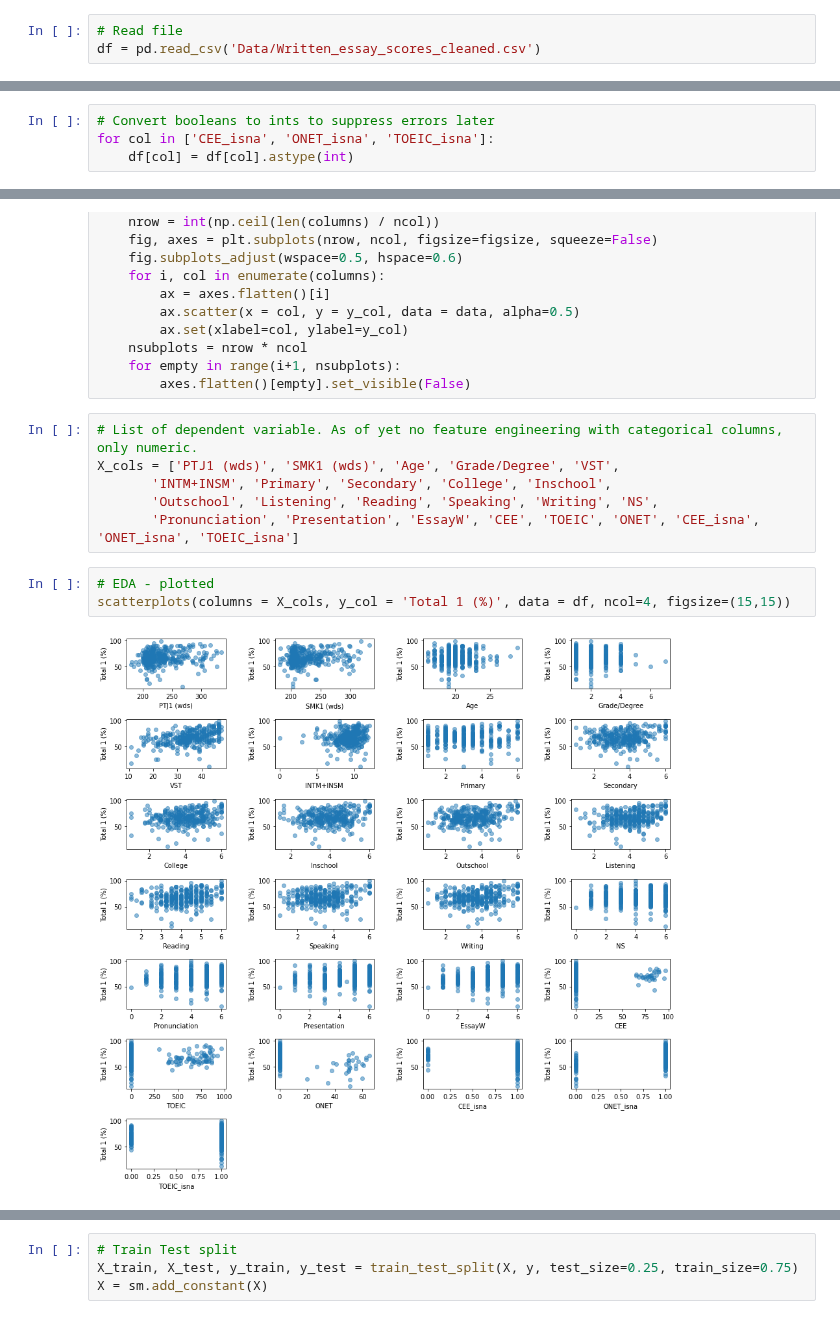
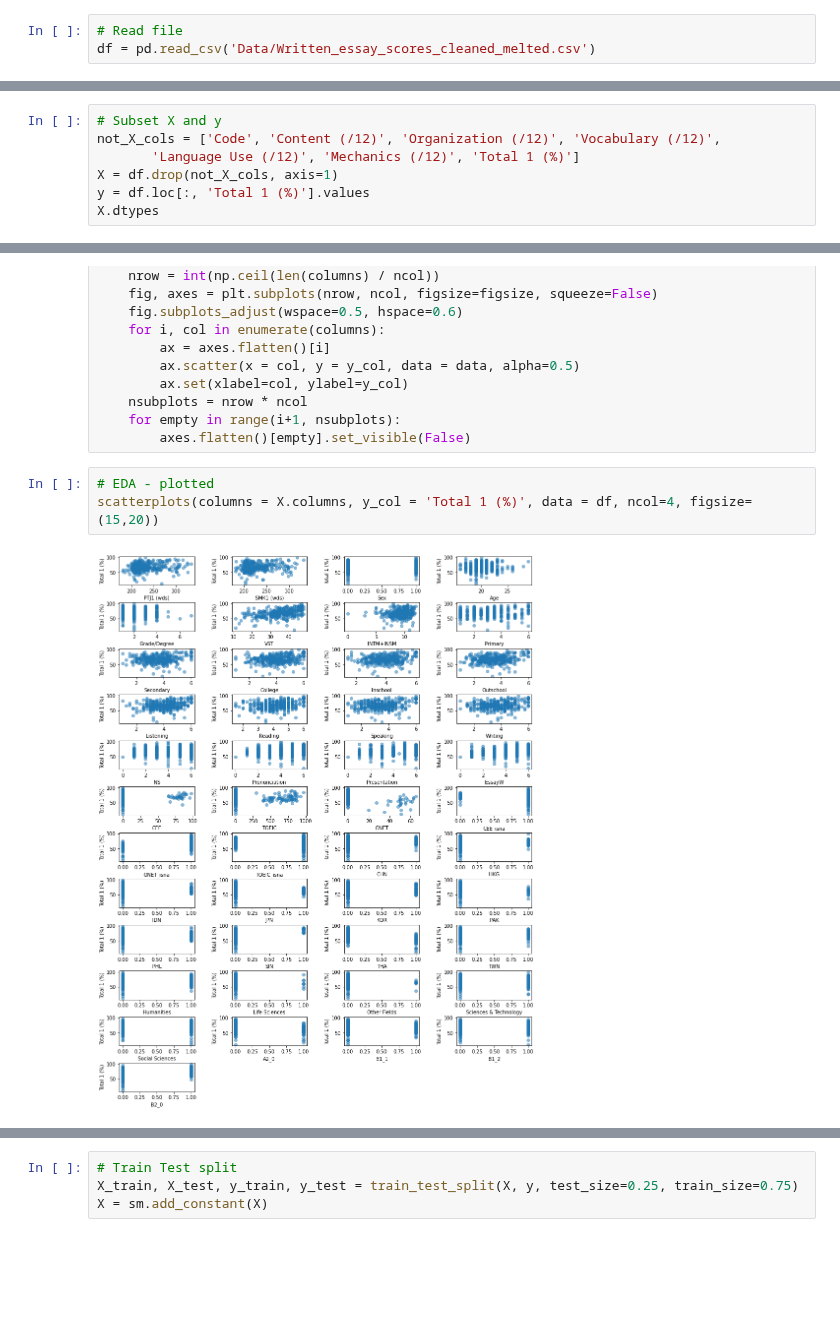
Before and after one commit to Jaester88/Springboard, a Jupyter notebook: Capstone_2_language_proficiency/C2_EDA_PrelimModels_JaeC_210831.ipynb, the cells around one changed output, grey strips where cells are left out. Drawn from its saved outputs; the diff is of its cells as text; blank space fills up the shorter version.

Commit message:
modeled with categorical variables - seems to be better performance and certainly less bias.

```diff
--- a/Capstone_2_language_proficiency/C2_EDA_PrelimModels_JaeC_210831.ipynb
+++ b/Capstone_2_language_proficiency/C2_EDA_PrelimModels_JaeC_210831.ipynb
@@ -27,7 +27,7 @@ warnings.simplefilter(action="ignore", category=FutureWarning)
 warnings.filterwarnings(action="ignore", module="scipy", message="^internal gelsd")
 # %%
 # Read file
-df = pd.read_csv('Data/Written_essay_scores_cleaned.csv')
+df = pd.read_csv('Data/Written_essay_scores_cleaned_melted.csv')
 # %%
 df.head()
 # %% [output]
@@ -86,5 +76 @@ TOEIC_isna               bool
 dtype: object
-# %%
-# Convert booleans to ints to suppress errors later
-for col in ['CEE_isna', 'ONET_isna', 'TOEIC_isna']:
-    df[col] = df[col].astype(int)
@@ -110,0 +90,7 @@ dtype: object
+# %%
+# Subset X and y
+not_X_cols = ['Code', 'Content (/12)', 'Organization (/12)', 'Vocabulary (/12)',
+       'Language Use (/12)', 'Mechanics (/12)', 'Total 1 (%)']
+X = df.drop(not_X_cols, axis=1)
+y = df.loc[:, 'Total 1 (%)'].values
+X.dtypes
@@ -123,16 +127,10 @@ def scatterplots(columns, y_col, data, ncol=None, figsize=(15,8)) :
     nsubplots = nrow * ncol
     for empty in range(i+1, nsubplots):
         axes.flatten()[empty].set_visible(False)
-# %%
-# List of dependent variable. As of yet no feature engineering with categorical columns, only numeric.
-X_cols = ['PTJ1 (wds)', 'SMK1 (wds)', 'Age', 'Grade/Degree', 'VST',
-       'INTM+INSM', 'Primary', 'Secondary', 'College', 'Inschool',
-       'Outschool', 'Listening', 'Reading', 'Speaking', 'Writing', 'NS',
-       'Pronunciation', 'Presentation', 'EssayW', 'CEE', 'TOEIC', 'ONET', 'CEE_isna', 'ONET_isna', 'TOEIC_isna']
 # %%
 # EDA - plotted
-scatterplots(columns = X_cols, y_col = 'Total 1 (%)', data = df, ncol=4, figsize=(15,15))
+scatterplots(columns = X.columns, y_col = 'Total 1 (%)', data = df, ncol=4, figsize=(15,20))
 # %% [output]
-[figure, old version]
+[figure, new version]
 # %%
 # Also EDA - heatmap
```
Also changed, not shown: parts of 46 cells of this notebook.
